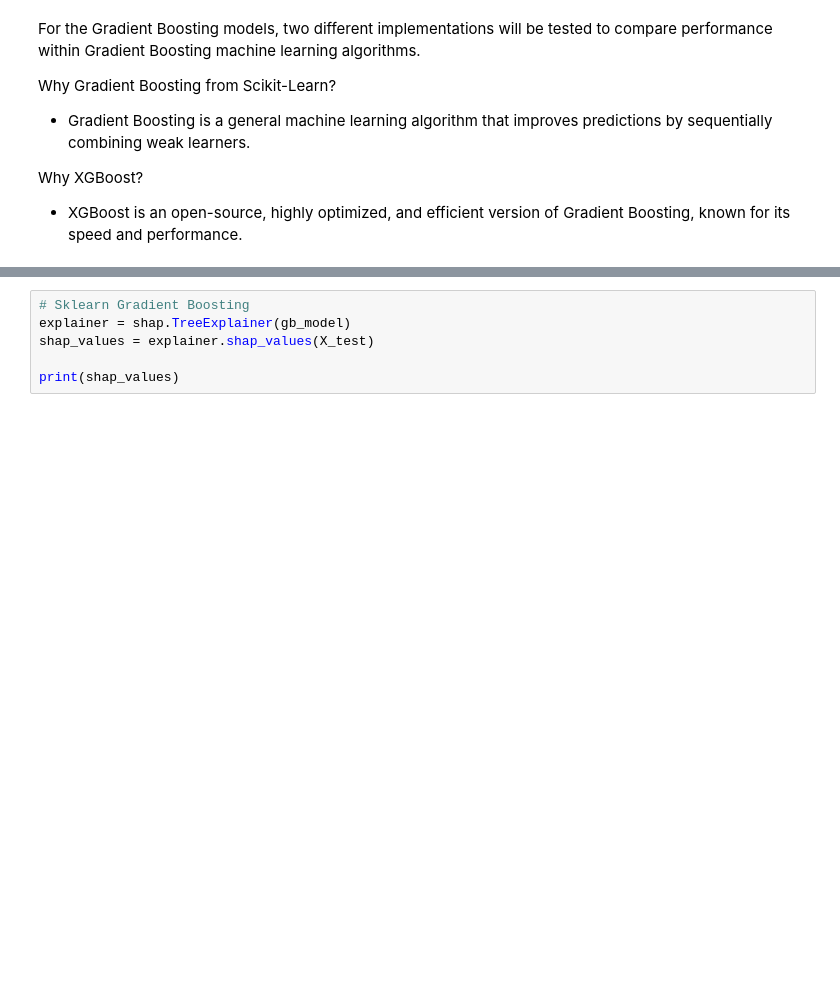
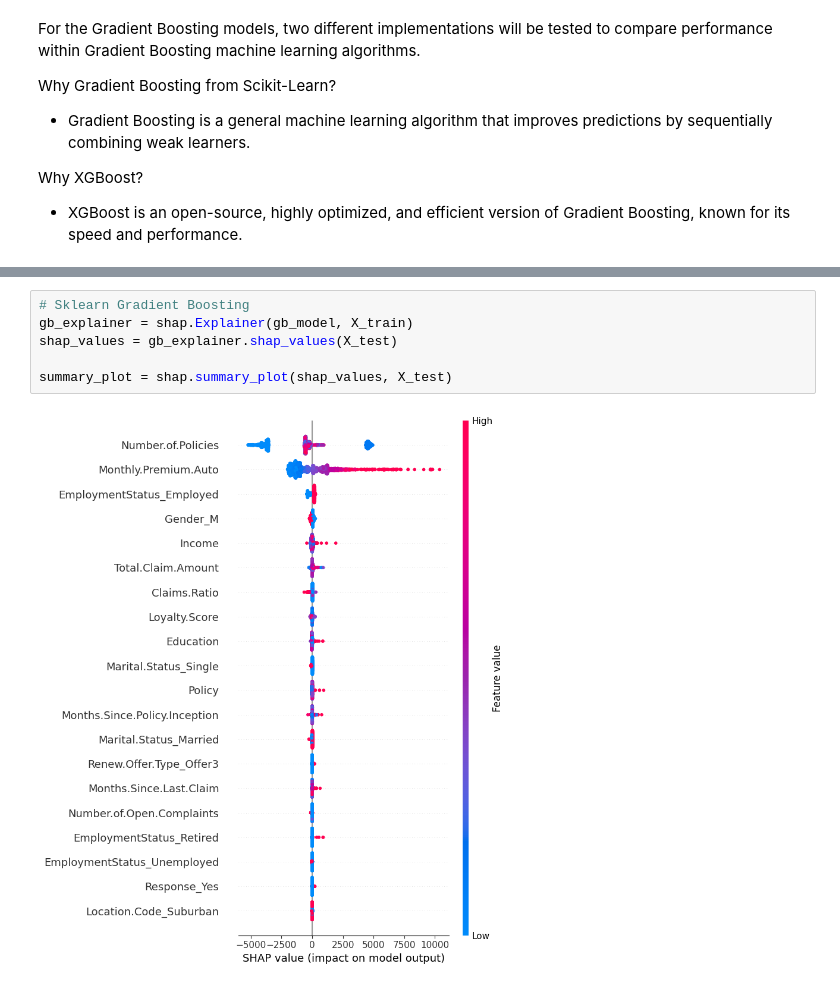
Before and after one commit to Jarian-N27/Predicting-Customer-Lifetime-Value-with-Machine-Learning, a Jupyter notebook: CLV_Insurance_Project.ipynb, the cells around one changed output, grey strips where cells are left out. Drawn from its saved outputs; the diff is of its cells as text; blank space fills up the shorter version.

```diff
--- a/CLV_Insurance_Project.ipynb
+++ b/CLV_Insurance_Project.ipynb
@@ -384,8 +478,10 @@ print(shap_values)
 # %%
 # Sklearn Gradient Boosting
-explainer = shap.TreeExplainer(gb_model)
-shap_values = explainer.shap_values(X_test)
+gb_explainer = shap.Explainer(gb_model, X_train)
+shap_values = gb_explainer.shap_values(X_test)
 
-print(shap_values)
+summary_plot = shap.summary_plot(shap_values, X_test)
+# %% [output]
+[figure, added]
 # %%
 # XGBoost
```
Also changed, not shown: parts of 24 cells of this notebook.
